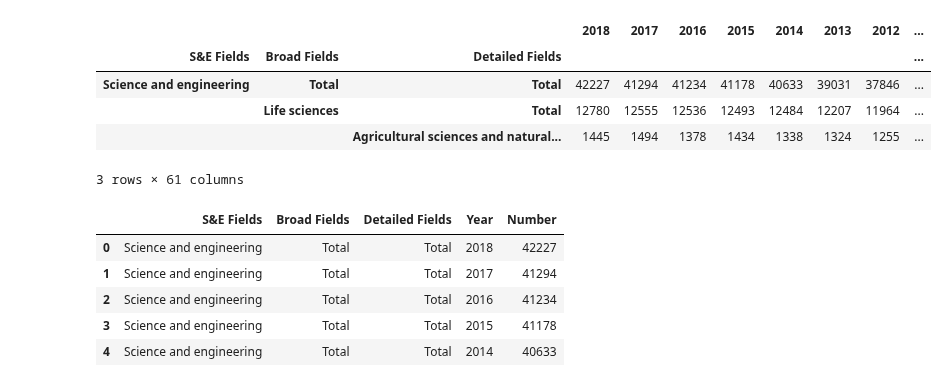
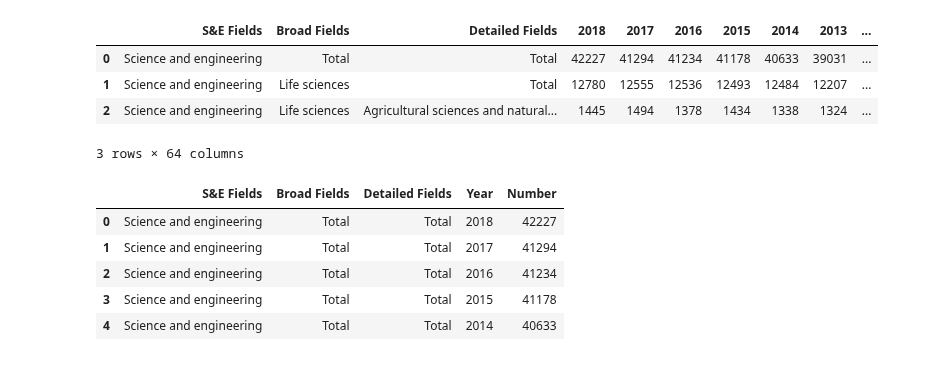
Before and after one commit to mulukenm/DataVisualization, a Jupyter notebook: ComparisonVisualization.ipynb, the cells around one changed output. Drawn from its saved outputs; the diff is of its cells as text; code cells hidden in the pictures.

```diff
--- a/ComparisonVisualization.ipynb
+++ b/ComparisonVisualization.ipynb
@@ -21,18 +34,17 @@ plt.style.use('ggplot')
 # %%
 #  Doctorate Recipients by DemographDoctrate reciepients by Citizenship,  Race/Ethnicity, Sex, S&E Fields, Broad Fields, Detailed Fields, and Year
 # Data Download from NCSES Interactive Data Tool
 df1 = pd.read_csv('C:/Users/Muluken/WorkingFiles/NSF_NCSES/Data/SED_Export_2020-06-17T23_22_18.852Z.csv', skiprows=[0], header=[1])
-df1 = df1.set_index(['S&E Fields', 'Broad Fields', 'Detailed Fields'])
+#df1 = df1.set_index(['S&E Fields', 'Broad Fields', 'Detailed Fields'])
 df1.head(3)
 # df1.dtypes
 # df1.shape
 # %% [output]
-|  |  |  | 2018 | 2017 | 2016 | 2015 | 2014 | 2013 | 2012 | ... |
-| S&E Fields | Broad Fields | Detailed Fields |  |  |  |  |  |  |  | ... |
-| Science and engineering | Total | Total | 42227 | 41294 | 41234 | 41178 | 40633 | 39031 | 37846 | ... |
-|  | Life sciences | Total | 12780 | 12555 | 12536 | 12493 | 12484 | 12207 | 11964 | ... |
-|  |  | Agricultural sciences and natural... | 1445 | 1494 | 1378 | 1434 | 1338 | 1324 | 1255 | ... |
+|  | S&E Fields | Broad Fields | Detailed Fields | 2018 | 2017 | 2016 | 2015 | 2014 | 2013 | ... |
+| 0 | Science and engineering | Total | Total | 42227 | 41294 | 41234 | 41178 | 40633 | 39031 | ... |
+| 1 | Science and engineering | Life sciences | Total | 12780 | 12555 | 12536 | 12493 | 12484 | 12207 | ... |
+| 2 | Science and engineering | Life sciences | Agricultural sciences and natural... | 1445 | 1494 | 1378 | 1434 | 1338 | 1324 | ... |
-3 rows × 61 columns
+3 rows × 64 columns
 # %%
 df1s = df1.stack()
 df1s =df1s.to_frame()
```
Also changed, not shown: parts of 1 cell of this notebook.
